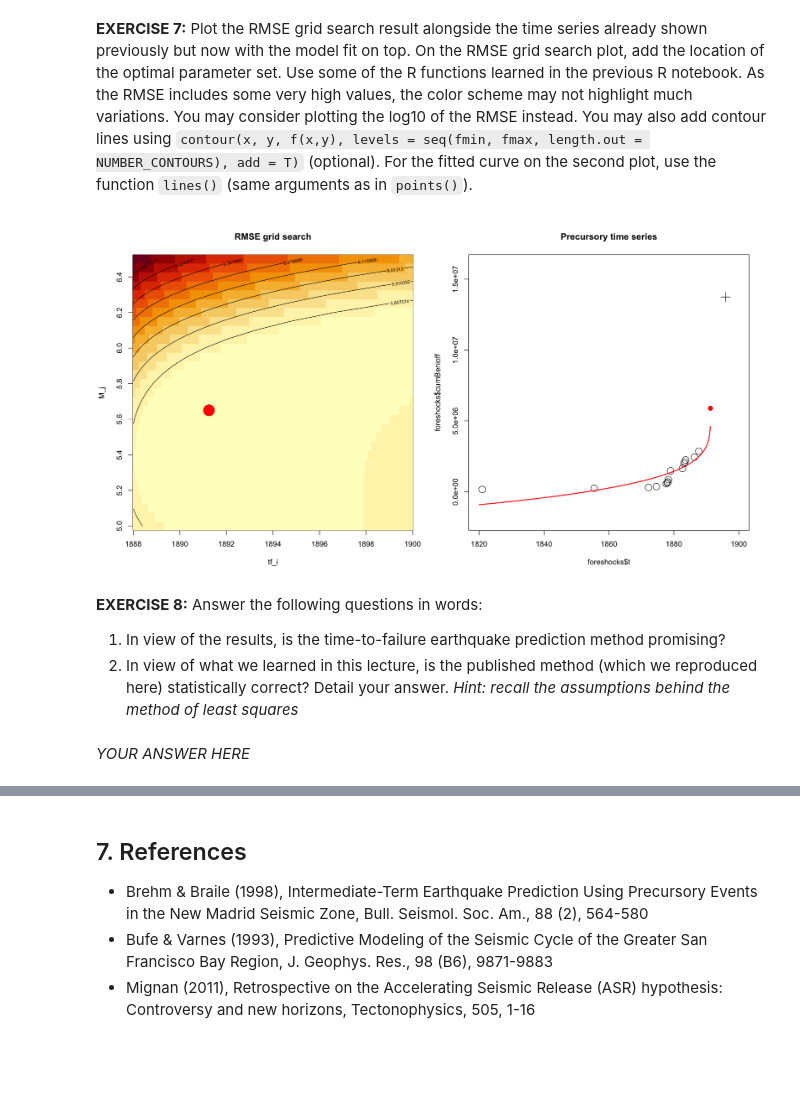
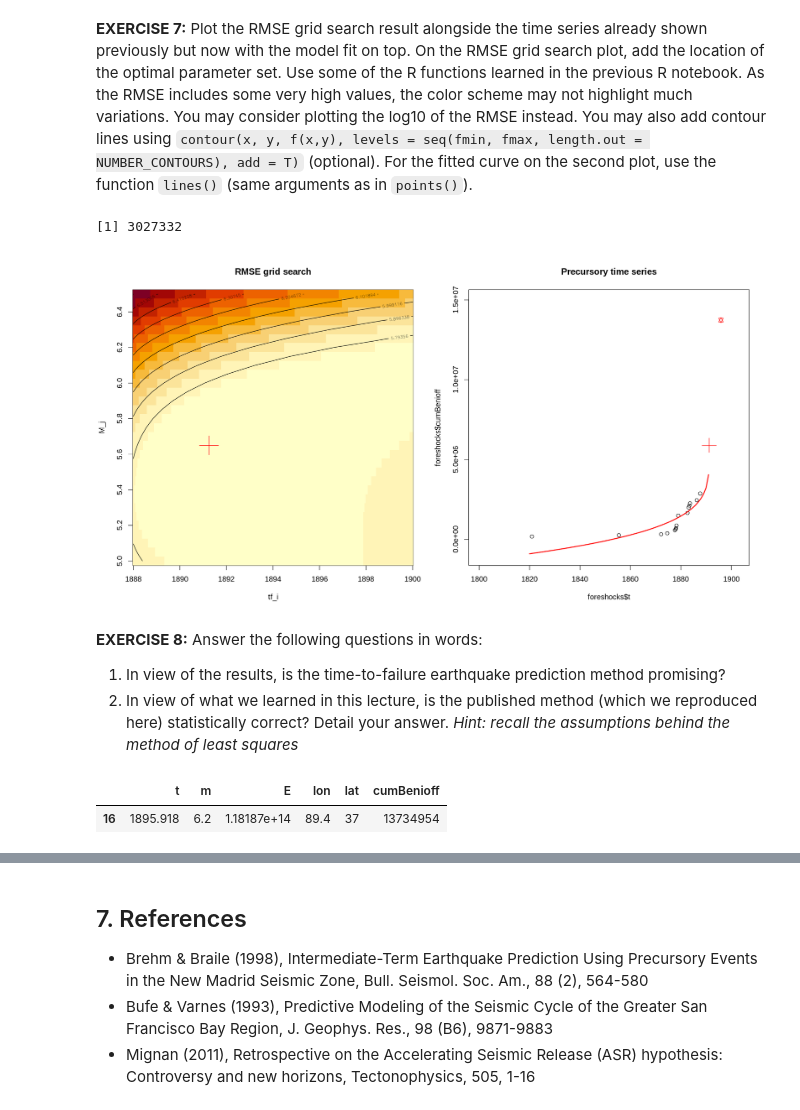
Before and after one commit to ShijingLiang/2021-MLGeo-Github, a Jupyter notebook: Chap2/chap2c_R.ipynb, the cells around one changed output, grey strips where cells are left out. Cells and saved outputs as stored; diff of their text form; code cells hidden in the pictures; blank space fills up the shorter version.

```diff
--- a/Chap2/chap2c_R.ipynb
+++ b/Chap2/chap2c_R.ipynb
@@ -118,0 +116,9 @@ Let us now plot the results of the RMSE grid search. If there is no error in the
+# %%
+tf_pred <- tf_i[which(RMSE==min(RMSE),arr.ind=T)[1]]
+M_pred  <- M_j[which(RMSE==min(RMSE),arr.ind=T)[2]]
+
+print(paste('Predicted mainshock (tf, M): (',tf_pred, ',', M_pred,')'))
+print(paste('Observed mainshock (tf, M): (', mainshock$t, ',', mainshock$m, ')'))
+
+power_exp = m[which(tf_i==tf_pred),which(M_j==M_pred,arr.ind=T)]
+print(paste('Power exponent:', power_exp))
@@ -119,15 +129,36 @@ Let us now plot the results of the RMSE grid search. If there is no error in the
 # %% [markdown]
 **EXERCISE 7:** Plot the RMSE grid search result alongside the time series already shown previously but now with the model fit on top. On the RMSE grid search plot, add the location of the optimal parameter set. Use some of the R functions learned in the previous R notebook. As the RMSE includes some very high values, the color scheme may not highlight much variations. You may consider plotting the log10 of the RMSE instead. You may also add contour lines using `contour(x, y, f(x,y), levels = seq(fmin, fmax, length.out = NUMBER_CONTOURS), add = T)` (optional). For the fitted curve on the second plot, use the function `lines()` (same arguments as in `points()`).
-# %%
-options(repr.plot.width = 15, repr.plot.height = 8)
-par(mfrow = c(1, 2))
-
-#YOUR CODE HERE
-# %% [output]
-[figure, removed]
+# %%
+km_r = km_ratio[which(tf_i==tf_pred),which(M_j==M_pred)]
+
+Km =sqrt(10^(.14*M_pred^2+0.36*M_pred+10.76)/20000)
+Km
+# %% [output]
+[1] 3027332
+# %%
+options(repr.plot.width = 15, repr.plot.height = 8)
+
+par(mfrow = c(1, 2))
+
+image(tf_i,M_j, matrix(log10(RMSE),nrow=n_tf,ncol=n_M),main="RMSE grid search")
+contour(tf_i, M_j, matrix(log10(RMSE),nrow=n_tf,ncol=n_M),levels=seq(min(log10(RMSE)),max(log10(RMSE)),length.out=10),add=T)
+points(tf_pred,M_pred,col='red',pch=3,cex=4)
+
+plot(foreshocks$t, foreshocks$cumBenioff,xlim=c(1800,1903), ylim=c(-1000000,15000000),main='Precursory time series')
+points(mainshock$t, mainshock$cumBenioff,col='red',pch=11,)
+points(tf_pred, Kp+Km,col='red',pch=3,cex=3)
+
+xx=seq(1820,round(tf_pred),1)
+yy=Kp+Km-km_r*((tf_pred-xx)^power_exp)
+lines(xx,yy,col='red',lw=2)
+# %% [output]
+[figure, added]
 # %% [markdown]
 **EXERCISE 8:** Answer the following questions in words:
 1. In view of the results, is the time-to-failure earthquake prediction method promising?
 2. In view of what we learned in this lecture, is the published method (which we reproduced here) statistically correct? Detail your answer. _Hint: recall the assumptions behind the method of least squares_
-# %% [markdown]
-_YOUR ANSWER HERE_
+# %%
+mainshock
+# %% [output]
+|  | t | m | E | lon | lat | cumBenioff |
+| 16 | 1895.918 | 6.2 | 1.18187e+14 | 89.4 | 37 | 13734954 |
```
Also changed, not shown: parts of 13 cells of this notebook, 5 other files.
